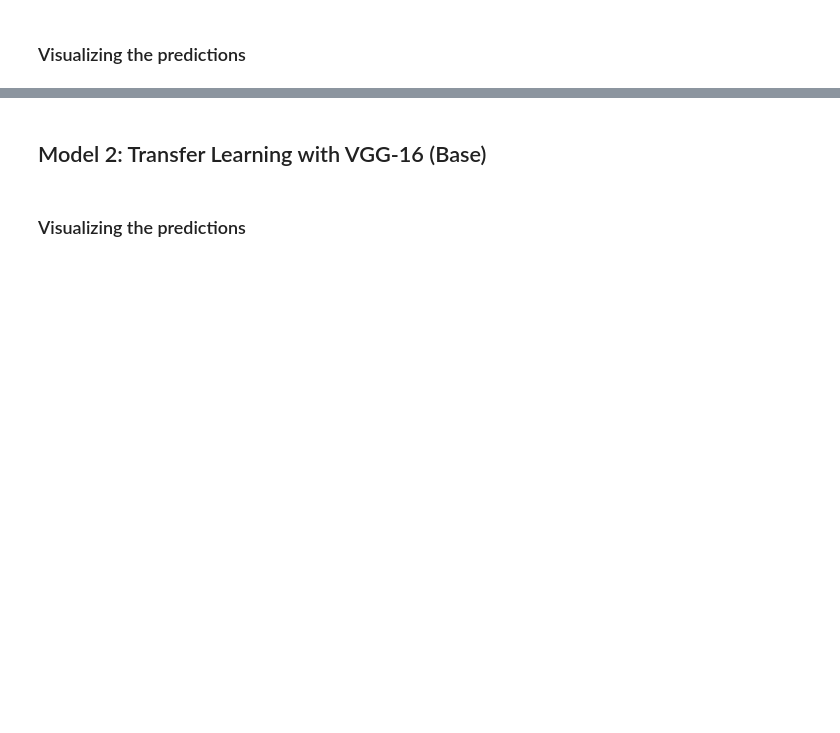
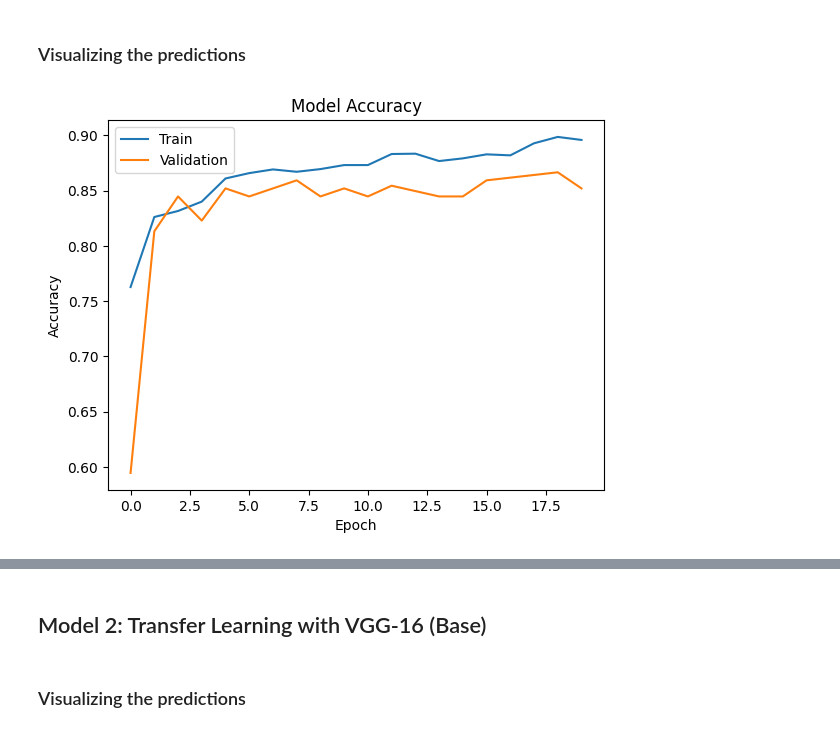
Before and after one commit to samdandy/ai-ml-course-proj-6, a Jupyter notebook: HelmNet_Full_Code.ipynb, the cells around one changed output, grey strips where cells are left out. Drawn from its saved outputs; the diff is of its cells as text; code cells hidden in the pictures; blank space fills up the shorter version.

```diff
--- a/HelmNet_Full_Code.ipynb
+++ b/HelmNet_Full_Code.ipynb
@@ -319,17 +319,16 @@ image_size = X_train_normalized[0].size
 shape = X_train_normalized.shape[1:]
 # %%
 model_1 = Sequential()
-model_1.add(Input(shape=(shape[0],shape[1],shape[2])))
+model_1.add(Input(shape=(shape[0], shape[1], shape[2])))
 model_1.add(Flatten())
-model_1.add(Dense(256, activation='relu',kernel_initializer='he_uniform',input_shape=(image_size,)))
-model_1.add(Dense(128, activation='relu',kernel_initializer='he_uniform'))
-model_1.add(Dense(64, activation='relu',kernel_initializer='he_uniform'))
-model_1.add(Dense(32, activation='relu',kernel_initializer='he_uniform'))
-
+model_1.add(Dense(256, activation='relu', kernel_initializer='he_uniform'))
+model_1.add(Dense(128, activation='relu', kernel_initializer='he_uniform'))
+model_1.add(Dense(64, activation='relu', kernel_initializer='he_uniform'))
+model_1.add(Dense(32, activation='relu', kernel_initializer='he_uniform'))
 model_1.add(Dense(1, activation='sigmoid'))
 # %%
-adam = optimizers.Adam()
-model_1.compile(loss=losses.categorical_crossentropy, optimizer=adam, metrics=['accuracy'])
+adam = Adam()
+model_1.compile(loss='binary_crossentropy', optimizer=adam, metrics=['accuracy'])
 # %%
 model_1.summary()
 # %% [output]
@@ -357,7 +354,8 @@ train_datagen = ImageDataGenerator()
 # %%
 history_1 = model_1.fit(
-    train_datagen.flow(X_train_normalized, y_train_encoded, batch_size=32),
+    X_train_normalized, y_train_encoded,
     validation_data=(X_val_normalized, y_val_encoded),
+    batch_size=32,
     epochs=20,
     verbose=2
 )
@@ -383,2 +380,12 @@ KeyboardInterrupt:
 # %% [markdown]
 ### Visualizing the predictions
+# %%
+plt.plot(history_1.history['accuracy'])
+plt.plot(history_1.history['val_accuracy'])
+plt.title('Model Accuracy')
+plt.ylabel('Accuracy')
+plt.xlabel('Epoch')
+plt.legend(['Train', 'Validation'], loc='upper left')
+plt.show()
+# %% [output]
+[figure, added]
```
Also changed, not shown: parts of 5 cells of this notebook.
